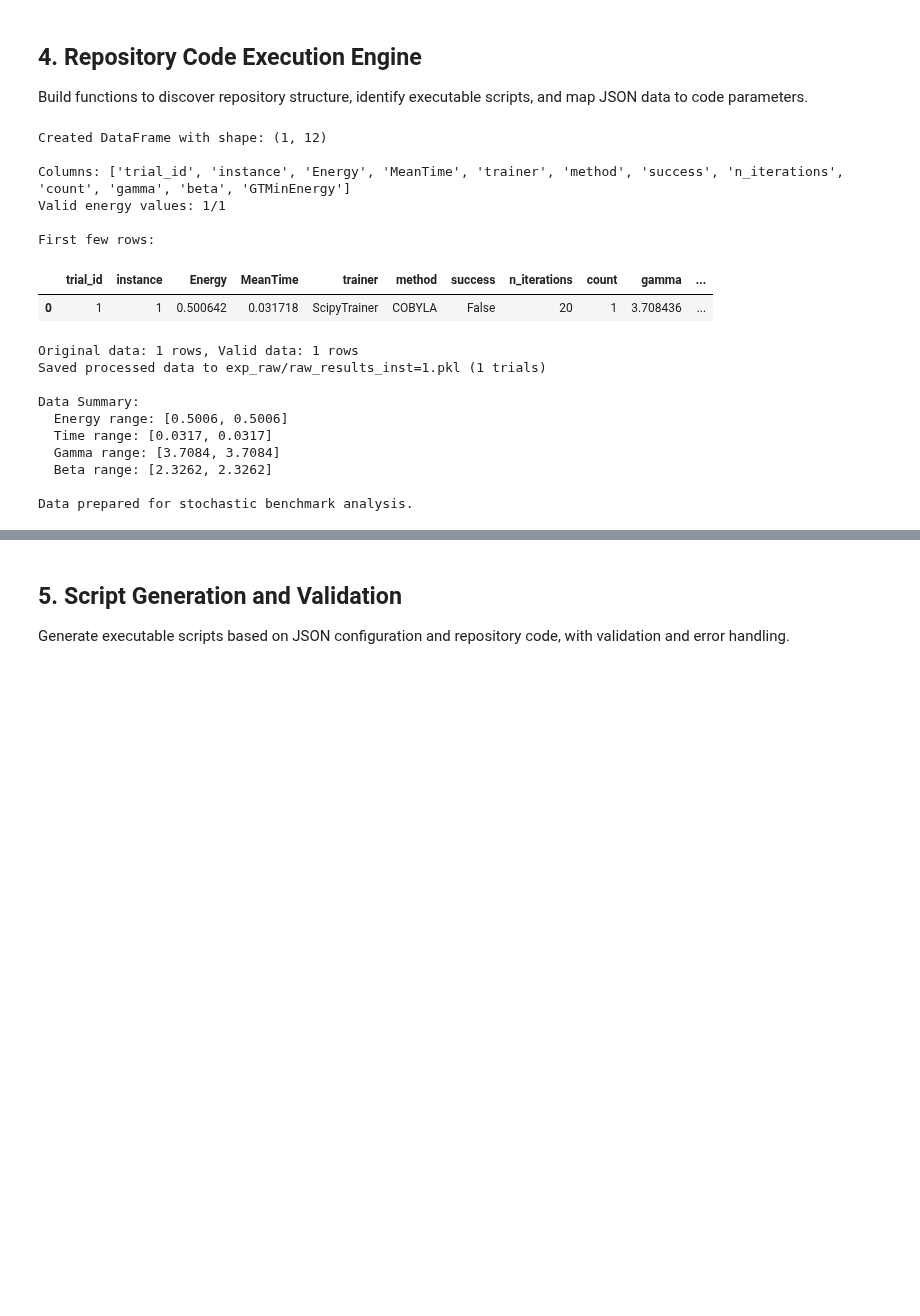
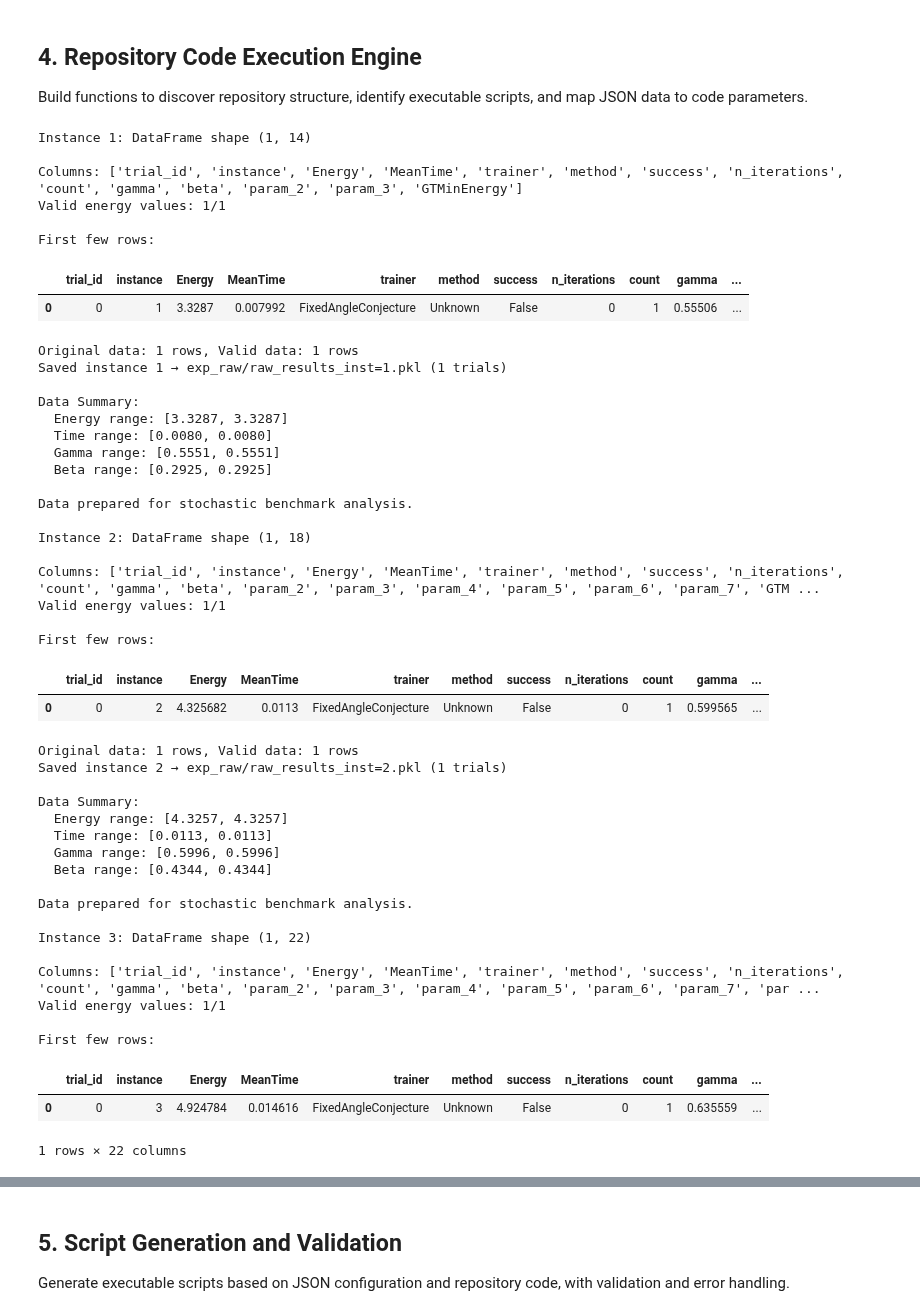
Before and after one commit to bernalde/stochastic-benchmark, a Jupyter notebook: examples/IBM_QAOA/ibm_qaoa_analysis.ipynb, the cells around one changed output, grey strips where cells are left out. Cells and saved outputs as stored; diff of their text form; code cells hidden in the pictures; blank space fills up the shorter version.

```diff
--- a/examples/IBM_QAOA/ibm_qaoa_analysis.ipynb
+++ b/examples/IBM_QAOA/ibm_qaoa_analysis.ipynb
@@ -207,7 +284,7 @@ def convert_to_dataframe(results: List[QAOAResult], instance_id: int = 1) -> pd.
     return df
 
 
-def prepare_stochastic_benchmark_data(df: pd.DataFrame, output_dir: str = 'exp_raw'):
+def prepare_stochastic_benchmark_data(df: pd.DataFrame, instance_id: int, output_dir: str = 'exp_raw'):
     """Prepare data in format expected by stochastic-benchmark"""
     if not os.path.exists(output_dir):
         os.makedirs(output_dir)
@@ -223,56 +300,92 @@ def prepare_stochastic_benchmark_data(df: pd.DataFrame, output_dir: str = 'exp_r
     # Ensure GTMinEnergy is consistent across all rows
     if len(df_final) > 0:
         min_energy = df_final['Energy'].min()
         df_final['GTMinEnergy'] = min_energy
 
-    # Save to pickle file
-    instance_id = 1
+    # Save to pickle file (just for a single instance?? Need to generalize this)
+    # instance_id = 1
     output_file = os.path.join(output_dir, f'raw_results_inst={instance_id}.pkl')
     df_final.to_pickle(output_file)
-    print(f"Saved processed data to {output_file} ({len(df_final)} trials)")
+    print(f"Saved instance {instance_id} → {output_file} ({len(df_clean)} trials)")
 
     # Show data summary
     if len(df_final) > 0:
         print(f"\nData Summary:")
         print(f"  Energy range: [{df_final['Energy'].min():.4f}, {df_final['Energy'].max():.4f}]")
         print(f"  Time range: [{df_final['MeanTime'].min():.4f}, {df_final['MeanTime'].max():.4f}]")
         print(f"  Gamma range: [{df_final['gamma'].min():.4f}, {df_final['gamma'].max():.4f}]")
         print(f"  Beta range: [{df_final['beta'].min():.4f}, {df_final['beta'].max():.4f}]")
 
     return output_file
 
 
 # Convert QAOA results to DataFrame
-qaoa_df = convert_to_dataframe(qaoa_results)
-print(f"Created DataFrame with shape: {qaoa_df.shape}")
-print(f"\nColumns: {list(qaoa_df.columns)}")
+all_qaoa_df = []
+all_data_files = []
+for instance_id, qaoa_results in enumerate(all_qaoa_results, start=1):
+    qaoa_df = convert_to_dataframe(qaoa_results, instance_id)
+    print(f"\nInstance {instance_id}: DataFrame shape {qaoa_df.shape}")
+    print(f"\nColumns: {list(qaoa_df.columns)}")
+    all_qaoa_df.append(qaoa_df)
 
 # Check for valid data
-valid_count = len(qaoa_df[qaoa_df['Energy'] != -999])
-print(f"Valid energy values: {valid_count}/{len(qaoa_df)}")
+    valid_count = len(qaoa_df[qaoa_df['Energy'] != -999])
+    print(f"Valid energy values: {valid_count}/{len(qaoa_df)}")
 
-print(f"\nFirst few rows:")
-display(qaoa_df.head())
+    print(f"\nFirst few rows:")
+    display(qaoa_df.head())
 
-# Prepare data for stochastic benchmark
-data_file = prepare_stochastic_benchmark_data(qaoa_df)
-print(f"\nData prepared for stochastic benchmark analysis.")
+    # Prepare data for stochastic benchmark
+    data_file = prepare_stochastic_benchmark_data(qaoa_df, instance_id)
+    print(f"\nData prepared for stochastic benchmark analysis.")
+    all_data_files.append(data_file)
+
+print("\n All instances processed.")
 # %% [output]
-Created DataFrame with shape: (1, 12)
+Instance 1: DataFrame shape (1, 14)
 
-Columns: ['trial_id', 'instance', 'Energy', 'MeanTime', 'trainer', 'method', 'success', 'n_iterations', 'count', 'gamma', 'beta', 'GTMinEnergy']
+Columns: ['trial_id', 'instance', 'Energy', 'MeanTime', 'trainer', 'method', 'success', 'n_iterations', 'count', 'gamma', 'beta', 'param_2', 'param_3', 'GTMinEnergy']
 Valid energy values: 1/1
 
 First few rows:
 |  | trial_id | instance | Energy | MeanTime | trainer | method | success | n_iterations | count | gamma | ... |
-| 0 | 1 | 1 | 0.500642 | 0.031718 | ScipyTrainer | COBYLA | False | 20 | 1 | 3.708436 | ... |
+| 0 | 0 | 1 | 3.3287 | 0.007992 | FixedAngleConjecture | Unknown | False | 0 | 1 | 0.55506 | ... |
 Original data: 1 rows, Valid data: 1 rows
-Saved processed data to exp_raw/raw_results_inst=1.pkl (1 trials)
+Saved instance 1 → exp_raw/raw_results_inst=1.pkl (1 trials)
 
 Data Summary:
-  Energy range: [0.5006, 0.5006]
-  Time range: [0.0317, 0.0317]
-  Gamma range: [3.7084, 3.7084]
-  Beta range: [2.3262, 2.3262]
+  Energy range: [3.3287, 3.3287]
+  Time range: [0.0080, 0.0080]
+  Gamma range: [0.5551, 0.5551]
+  Beta range: [0.2925, 0.2925]
 
 Data prepared for stochastic benchmark analysis.
+
+Instance 2: DataFrame shape (1, 18)
+
+Columns: ['trial_id', 'instance', 'Energy', 'MeanTime', 'trainer', 'method', 'success', 'n_iterations', 'count', 'gamma', 'beta', 'param_2', 'param_3', 'param_4', 'param_5', 'param_6', 'param_7', 'GTM ...
+Valid energy values: 1/1
+
+First few rows:
+|  | trial_id | instance | Energy | MeanTime | trainer | method | success | n_iterations | count | gamma | ... |
+| 0 | 0 | 2 | 4.325682 | 0.0113 | FixedAngleConjecture | Unknown | False | 0 | 1 | 0.599565 | ... |
+Original data: 1 rows, Valid data: 1 rows
+Saved instance 2 → exp_raw/raw_results_inst=2.pkl (1 trials)
+
+Data Summary:
+  Energy range: [4.3257, 4.3257]
+  Time range: [0.0113, 0.0113]
+  Gamma range: [0.5996, 0.5996]
+  Beta range: [0.4344, 0.4344]
+
+Data prepared for stochastic benchmark analysis.
+
+Instance 3: DataFrame shape (1, 22)
+
+Columns: ['trial_id', 'instance', 'Energy', 'MeanTime', 'trainer', 'method', 'success', 'n_iterations', 'count', 'gamma', 'beta', 'param_2', 'param_3', 'param_4', 'param_5', 'param_6', 'param_7', 'par ...
+Valid energy values: 1/1
+
+First few rows:
+|  | trial_id | instance | Energy | MeanTime | trainer | method | success | n_iterations | count | gamma | ... |
+| 0 | 0 | 3 | 4.924784 | 0.014616 | FixedAngleConjecture | Unknown | False | 0 | 1 | 0.635559 | ... |
+1 rows × 22 columns
```
Also changed, not shown: parts of 14 cells of this notebook, 11 other files.
